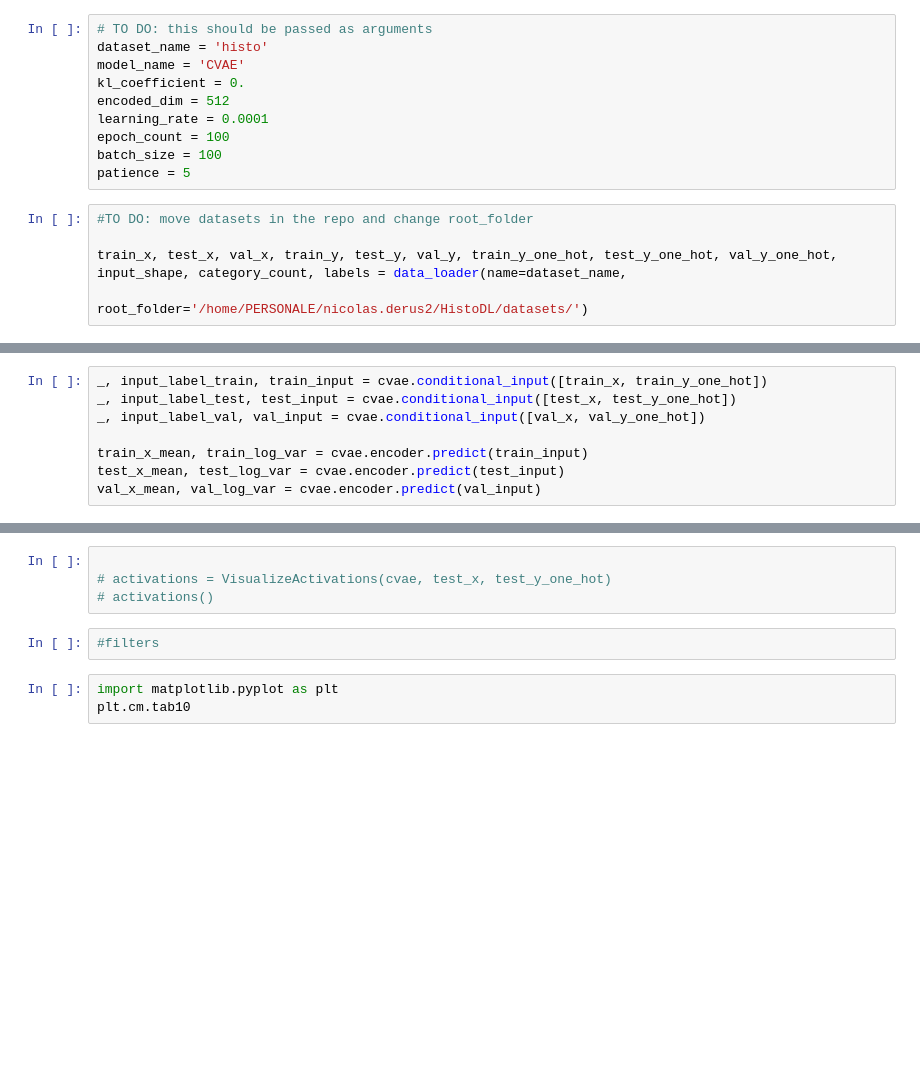
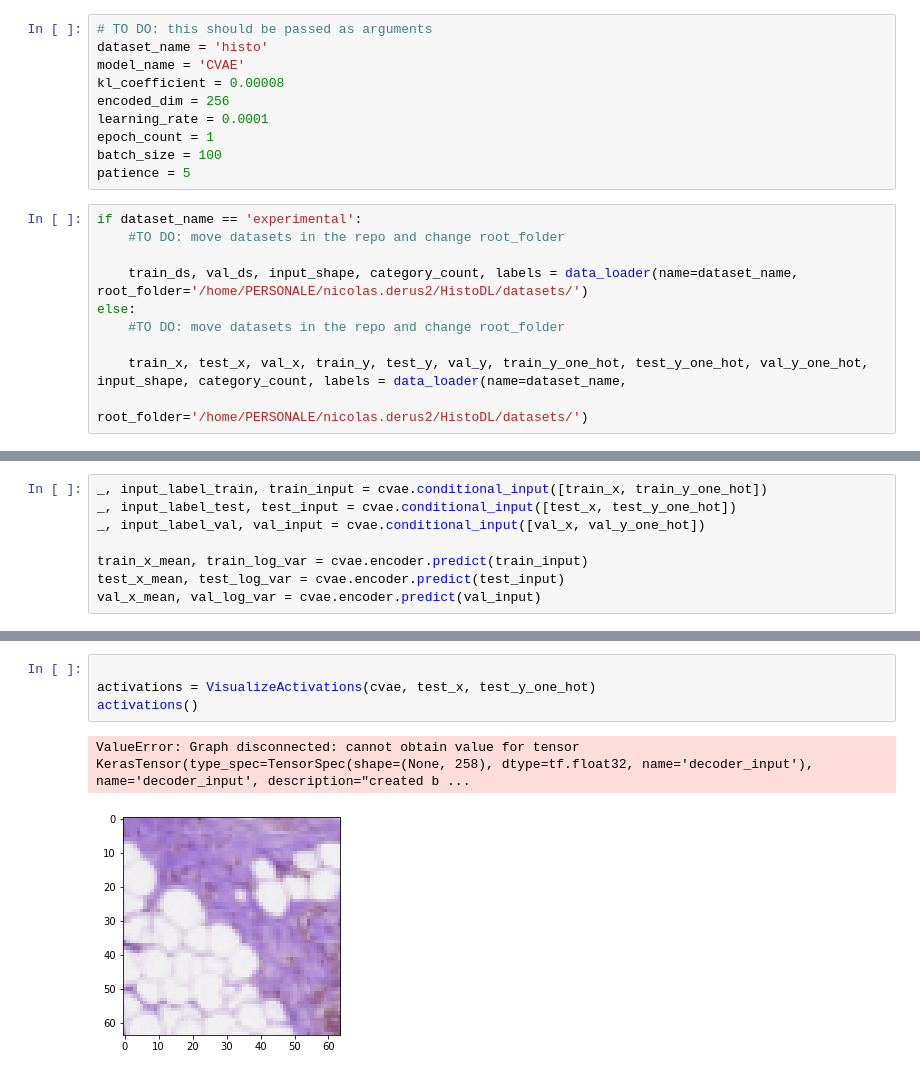
Before and after one commit to nderus/H-VAE, a Jupyter notebook: train.ipynb, the cells around one changed output, grey strips where cells are left out. Saved outputs shown, nothing was run; the diff lists cells and outputs as text; blank space fills up the shorter version.

Commit message:
fixed activations function

```diff
--- a/train.ipynb
+++ b/train.ipynb
@@ -20,17 +20,22 @@ backend.clear_session()
 # TO DO: this should be passed as arguments
 dataset_name = 'histo'
 model_name = 'CVAE'
-kl_coefficient = 0.
-encoded_dim = 512
+kl_coefficient = 0.00008
+encoded_dim = 256
 learning_rate = 0.0001
-epoch_count = 100
+epoch_count = 1
 batch_size = 100
 patience = 5
 # %%
-#TO DO: move datasets in the repo and change root_folder
+if dataset_name == 'experimental':
+    #TO DO: move datasets in the repo and change root_folder
 
-train_x, test_x, val_x, train_y, test_y, val_y, train_y_one_hot, test_y_one_hot, val_y_one_hot, input_shape, category_count, labels = data_loader(name=dataset_name,
-                                                                                                                                     root_folder='/home/PERSONALE/nicolas.derus2/HistoDL/datasets/')
+    train_ds, val_ds, input_shape, category_count, labels = data_loader(name=dataset_name, root_folder='/home/PERSONALE/nicolas.derus2/HistoDL/datasets/')
+else:
+    #TO DO: move datasets in the repo and change root_folder
+
+    train_x, test_x, val_x, train_y, test_y, val_y, train_y_one_hot, test_y_one_hot, val_y_one_hot, input_shape, category_count, labels = data_loader(name=dataset_name,
+                                                                                                                                        root_folder='/home/PERSONALE/nicolas.derus2/HistoDL/datasets/')
 # %%
 
 wandb.init(project="HistoDL", entity="nrderus",
@@ -118,9 +152,7 @@ wandb.finish(exit_code=0, quiet = True)
 # %%
 
-# activations = VisualizeActivations(cvae, test_x, test_y_one_hot)
-# activations()
+activations = VisualizeActivations(cvae, test_x, test_y_one_hot)
+activations()
+# %% [output]
+ValueError: Graph disconnected: cannot obtain value for tensor KerasTensor(type_spec=TensorSpec(shape=(None, 258), dtype=tf.float32, name='decoder_input'), name='decoder_input', description="created b ...
+[figure, added]
-# %%
-#filters
-# %%
-import matplotlib.pyplot as plt
-plt.cm.tab10
```
Also changed, not shown: parts of 13 cells of this notebook, 4 other files.
